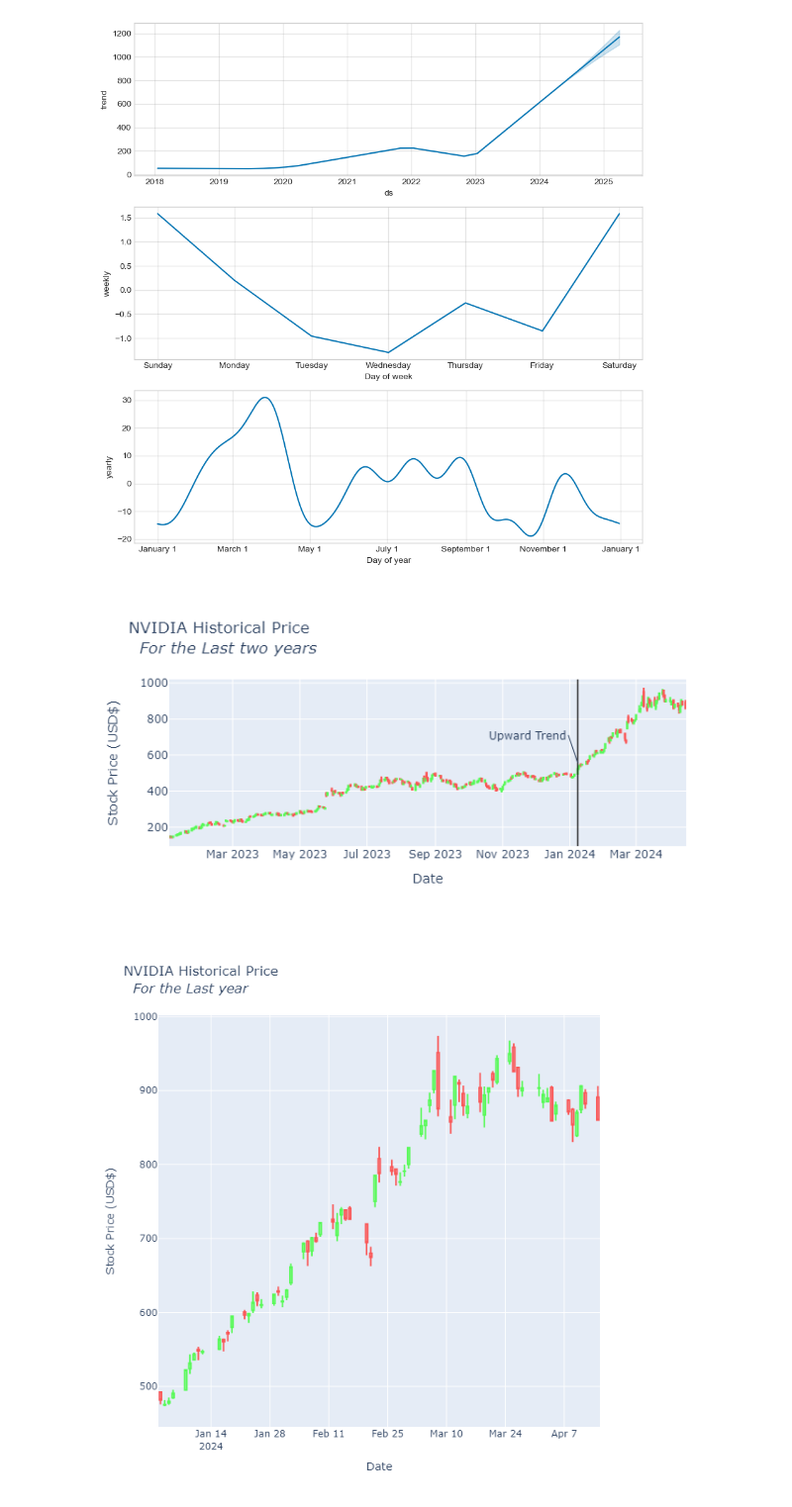
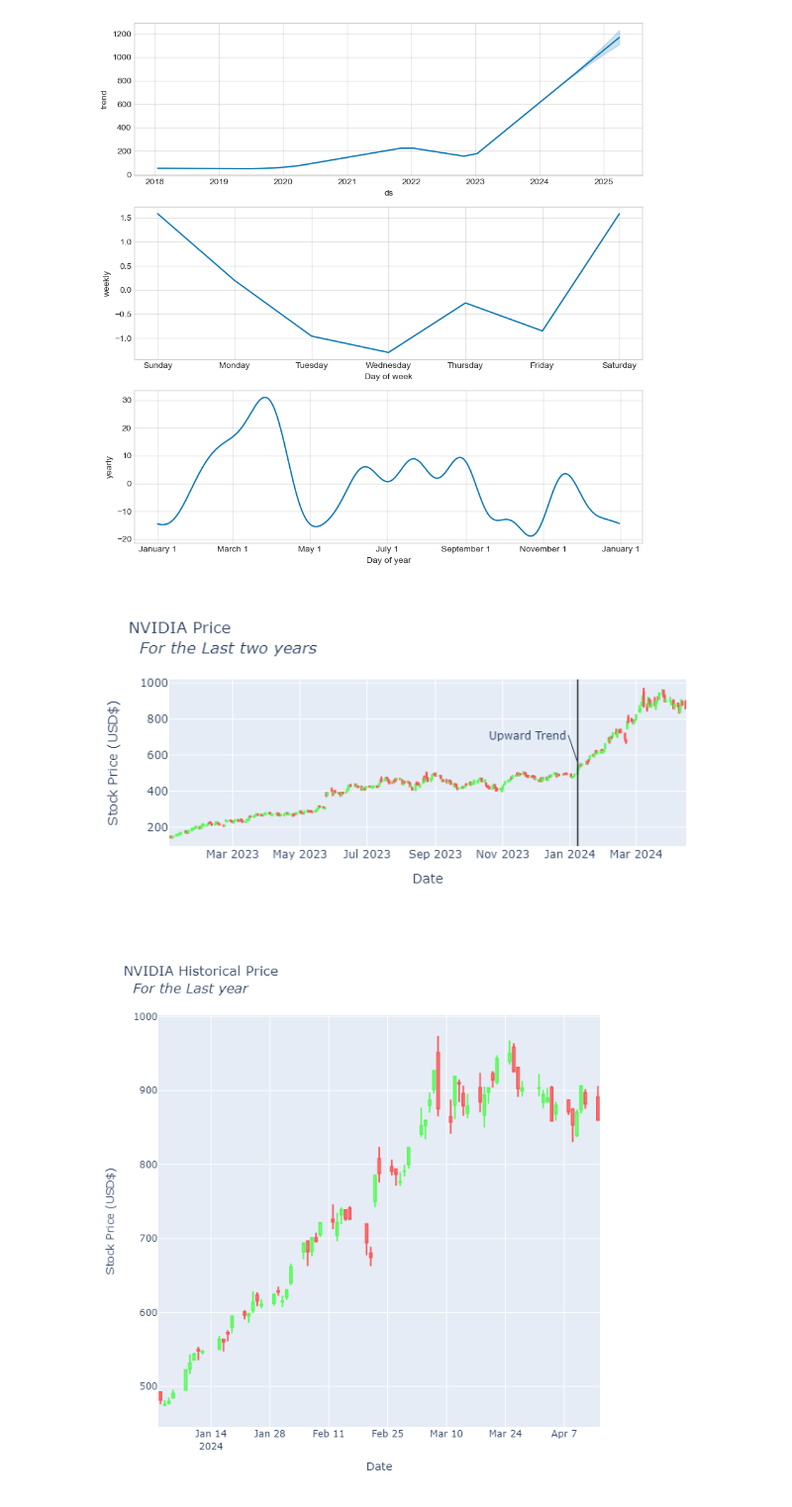
Before and after one commit to triciaannan/Stock-analysis-and-Forecasting, a Jupyter notebook: stocks.ipynb, the cells around one changed output. Shown at 99% size. Saved outputs shown, nothing was run; the diff lists cells and outputs as text; code cells hidden in the pictures.

```diff
--- a/stocks.ipynb
+++ b/stocks.ipynb
@@ -286,33 +283,33 @@ plt.show()
 # %%
 last_two = nvda_stocks[nvda_stocks['Date'].dt.year >2022]
 g = last_two.groupby(['Date'])
 monthly_avg=g.aggregate({'Open':np.mean,'High':np.mean,'Low':np.mean,'Close':np.mean})
 monthly_avg.reset_index(level=0,inplace =True)
 trace=go.Candlestick(x=monthly_avg['Date'],
                      open=monthly_avg['Open'].values.tolist(),
                      high=monthly_avg['High'].values.tolist(),
                      low=monthly_avg['Low'].values.tolist(),
                      close=monthly_avg['Close'].values.tolist(),
                      increasing=dict(line=dict(color='#58FA58')),
                      decreasing=dict(line=dict(color='#FA5858')))
 layout ={
-    'title':'NVIDIA Historical Price <br> <i> For the Last two years </i>',
+    'title':'NVIDIA Price <br> <i> For the Last two years </i>',
     'xaxis':{'title': 'Date','rangeslider':{'visible': False}},
     'yaxis':{'title': 'Stock Price (USD$)'},
     'shapes': [{
         'x0': '2024-01-08','x1': '2024-01-08',
         'y0': 0, 'y1' :1,'xref':'x','yref':'paper',
         'line':{'color': 'rgb(30,30,30)','width':1}}],
     'annotations': [{
         'x':'2024-01-08','y':0.5,'xref':'x','yref':'paper',
         'showarrow':True,'xanchor':'right','text':'Upward Trend'}
     ]}
 
 data= [trace]
 fig =go.Figure(data=data,layout=layout)
 iplot(fig,filename='simple_ohlc')
 # %% [output]
-[figure, old version]
+[figure, new version]
 # %%
 nvda_stocks['month_year']=pd.to_datetime(nvda_stocks['Date']).dt.to_period('M')
 last_year = nvda_stocks[nvda_stocks['Date'].dt.year >2023]
```
Also changed, not shown: parts of 12 cells of this notebook.
